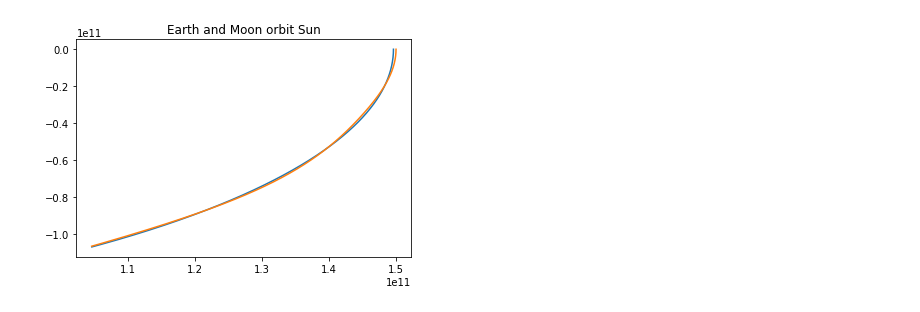
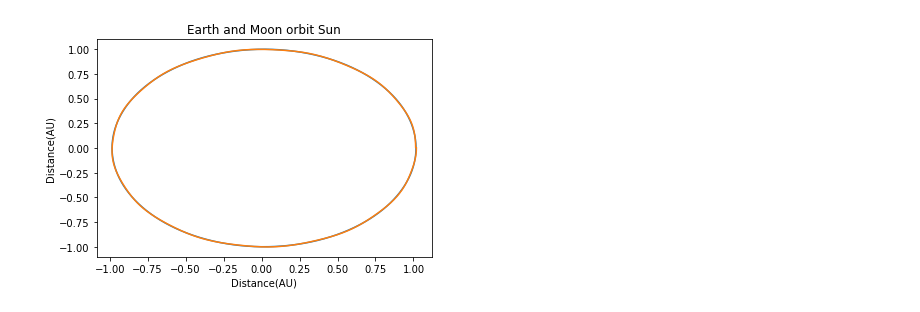
Before and after one commit to Finmoploy/CelestialMechanics, a Jupyter notebook: Celestial Mechanics.ipynb, the cells around one changed output. Cells and saved outputs as stored; diff of their text form; code cells hidden in the pictures.

```diff
--- a/Celestial Mechanics.ipynb
+++ b/Celestial Mechanics.ipynb
@@ -6,74 +6,96 @@ import matplotlib.pyplot as plt
 #Constants
 #Mass of Sun in kg, G Constant in m^3/(kg(s^2)), Orbit Length in seconds, 1AU in m
 Sun_Mass = 1.989E+30
-Earth_Mass = 5.972E+24
-Moon_Mass = 7.348E+22
+Earth_Mass = 5.9724E+24
+Moon_Mass = 7.346E+22
 G_Constant = 6.67408E-11
-delta_t = 1
+delta_t = 60
+EDist = 1.521E+11
+MDist = 4.055E+8
 AU = 1.496E+11
-MDist = 3.844E+8
 
 #Inital Conditions
-Earthx = AU
+Earthx = EDist
 Earthy = 0
-Moonx = AU+MDist
+Moonx = EDist + MDist
 Moony = 0
 Earthradius = (Earthx**2+Earthy**2)**(1/2)
 MoonEradius = ((Moonx-Earthx)**2+(Moony-Earthy)**2)**(1/2)
 MoonSradius = (Moonx**2+Moony**2)**(1/2)
 Earthxvelocity = 0
-Earthyvelocity = -29780
+Earthyvelocity = -29290
 Moonxvelocity = -0
-Moonyvelocity = -30800
-Earthx_array = np.zeros(4000000)
-Earthy_array = np.zeros(4000000)
-Earthradius_array = np.zeros(4000000)
-Moonx_array = np.zeros(4000000)
-Moony_array = np.zeros(4000000)
-MoonEradius_array = np.zeros(4000000)
-MoonSradius_array = np.zeros(4000000)
+Moonyvelocity = -30260
+Earthx_array = np.zeros(525600)
+Earthy_array = np.zeros(525600)
+Earthradius_array = np.zeros(525600)
+Moonx_array = np.zeros(525600)
+Moony_array = np.zeros(525600)
+MoonEradius_array = np.zeros(525600)
+MoonSradius_array = np.zeros(525600)
 time = 0
-t_end = 4000000
+t_end = 31536000
+time_array = np.zeros(525600)
 i = 0
-#Earthaphelion = Earthradius
-#Earthperihelion = Earthradius
-#Moonaphelion = Moonradius
-#Moonperihelion = Moonradius
+j=0
+
 
 while time<t_end:
     while i<time:
         Earthx = Earthx + Earthxvelocity*delta_t
         Earthy = Earthy + Earthyvelocity*delta_t
         Moonx = Moonx + Moonxvelocity*delta_t
         Moony = Moony + Moonyvelocity*delta_t
         Earthradius = (Earthx**2+Earthy**2)**(1/2)
         MoonEradius = ((Moonx-Earthx)**2+(Moony-Earthy)**2)**(1/2)
         MoonSradius = (Moonx**2+Moony**2)**(1/2)
         Earthxacceleration = (-(Sun_Mass*G_Constant*(Earthx))/(Earthradius**3) + (Moon_Mass*G_Constant*(Moonx-Earthx)/(MoonEradius**3)))
         Earthxvelocity = Earthxvelocity + Earthxacceleration*delta_t
         Earthyacceleration = (-(Sun_Mass*G_Constant*(Earthy))/(Earthradius**3) + (Moon_Mass*G_Constant*(Moony-Earthy)/(MoonEradius**3)))
         Earthyvelocity = Earthyvelocity + Earthyacceleration*delta_t
         Moonxacceleration = (-(Sun_Mass*G_Constant*(Moonx))/(MoonSradius**3) + (Earth_Mass*G_Constant*(Earthx-Moonx)/(MoonEradius**3)))
         Moonxvelocity = Moonxvelocity + Moonxacceleration*delta_t
         Moonyacceleration = (-(Sun_Mass*G_Constant*(Moony))/(MoonSradius**3) + (Earth_Mass*G_Constant*(Earthy-Moony)/(MoonEradius**3)))
         Moonyvelocity = Moonyvelocity + Moonyacceleration*delta_t
         i=i+delta_t
-    Earthx_array[i] = Earthx
-    Earthy_array[i] = Earthy
-    Earthradius_array[i] = Earthradius
-    Moonx_array[i] = Moonx
-    Moony_array[i] = Moony
-    MoonEradius_array[i] = MoonEradius
-    MoonSradius_array[i] = MoonSradius
+    Earthx_array[j] = Earthx / AU
+    Earthy_array[j] = Earthy / AU
+    Earthradius_array[j] = Earthradius / AU
+    Moonx_array[j] = Moonx / AU
+    Moony_array[j] = Moony / AU
+    MoonEradius_array[j] = MoonEradius / AU
+    MoonSradius_array[j] = MoonSradius / AU
+    time_array[j] = time / 86400
+    j=j+1
     time = time+delta_t
 
 plt.plot(Earthx_array, Earthy_array)
 plt.plot(Moonx_array, Moony_array)
 plt.title('Earth and Moon orbit Sun')
+plt.xlabel('Distance(AU)')
+plt.ylabel('Distance(AU)')
+plt.savefig('orbit.png')
 plt.show()
 
-#plt.plot(MoonEradius)
-#plt.title('Moon orbit earth radius')
-#plt.show()
+plt.plot(time_array, MoonEradius_array)
+plt.title('Moon orbit Earth radius')
+plt.xlabel('Time(days)')
+plt.ylabel('Distance(AU)')
+plt.savefig('moonEradius.png')
+plt.show()
+
+plt.plot(time_array, MoonSradius_array)
+plt.title('Moon orbit Sun radius')
+plt.xlabel('Time(days)')
+plt.ylabel('Distance(AU)')
+plt.savefig('moonSradius.png')
+plt.show()
+
+plt.plot(time_array, Earthradius_array)
+plt.title('Earth orbit radius')
+plt.xlabel('Time(days)')
+plt.ylabel('Distance(AU)')
+plt.savefig('earthSradius.png')
+plt.show()
 # %% [output]
-[figure, old version]
+[figure, new version]
```
Also changed, not shown: parts of 1 cell of this notebook, 1 other file.
